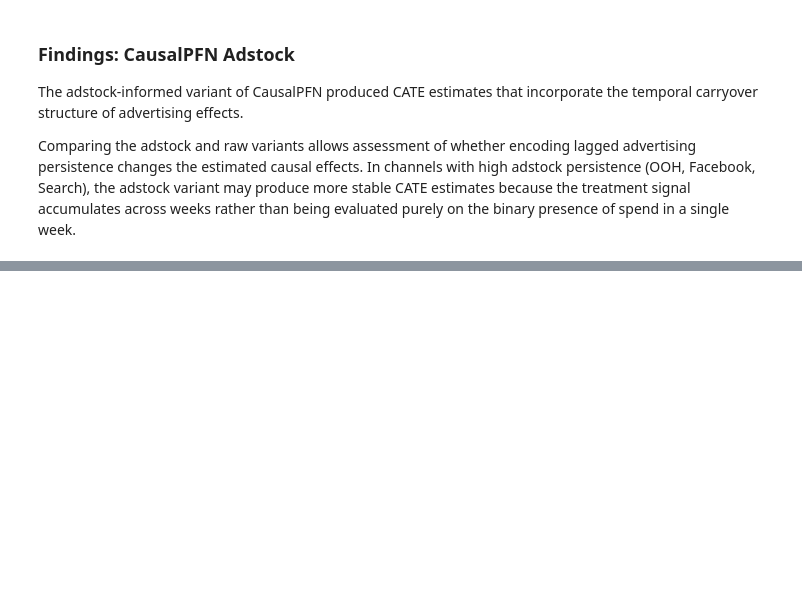
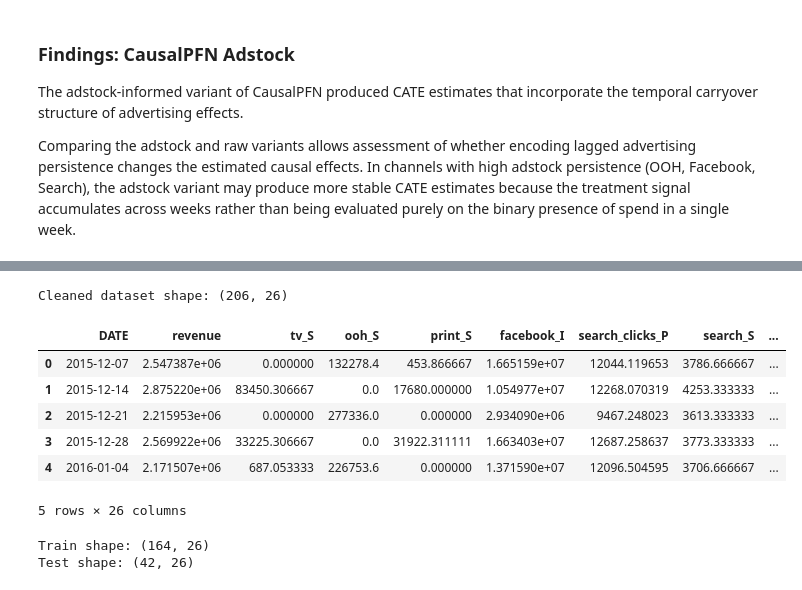
Before and after one commit to ismaelale13/seminar-mmm-pfn, a Jupyter notebook: notebooks/03_causal_pfn.ipynb, the cells around one changed output, grey strips where cells are left out. Cells and saved outputs as stored; diff of their text form; code cells hidden in the pictures; blank space fills up the shorter version.

```diff
--- a/notebooks/03_causal_pfn.ipynb
+++ b/notebooks/03_causal_pfn.ipynb
@@ -542,10 +526,18 @@ Importantly, this does not impose a full Bayesian MMM structure. Instead, it pro
 # %%
-# Variant 3: Feature-expanded dataset for CausalPFN
+# Variant 3: Feature-expanded dataset preparation
 
 df_features = df.copy()
 
 # Ensure chronological order
 df_features = df_features.sort_values("DATE").reset_index(drop=True)
+
+# Replace text placeholders with missing values
+df_features = df_features.replace("na", np.nan)
+
+# Convert all non-date columns to numeric
+for col in df_features.columns:
+    if col != "DATE":
+        df_features[col] = pd.to_numeric(df_features[col], errors="coerce")
 
 # Time trend feature
 df_features["week_index"] = np.arange(len(df_features))
@@ -563,17 +555,9 @@ for col in media_cols:
     df_features[f"{col}_lag1"] = df_features[col].shift(1)
     df_features[f"{col}_lag2"] = df_features[col].shift(2)
 
-# Drop rows created by lagging
-df_features = df_features.dropna().reset_index(drop=True)
+# Check missing values before dropping anything
+missing_report = df_features.isna().sum().sort_values(ascending=False)
 
-# Recreate chronological split after lag creation
-split_idx_features = int(len(df_features) * 0.8)
-
-train_features_df = df_features.iloc[:split_idx_features].copy()
-test_features_df = df_features.iloc[split_idx_features:].copy()
-
-print("Feature-expanded dataset shape:", df_features.shape)
-print("Train shape:", train_features_df.shape)
-print("Test shape:", test_features_df.shape)
-
-df_features.head()
+print("Dataset shape before cleanup:", df_features.shape)
+print("\nColumns with missing values:")
+display(missing_report[missing_report > 0])
@@ -579,0 +580,32 @@ df_features.head()
+# %%
+# Remove fully empty column
+df_features = df_features.drop(columns=["events"])
+
+# Drop rows created by lagging
+df_features = df_features.dropna().reset_index(drop=True)
+
+print("Cleaned dataset shape:", df_features.shape)
+
+df_features.head()
+# %% [output]
+Cleaned dataset shape: (206, 26)
+|  | DATE | revenue | tv_S | ooh_S | print_S | facebook_I | search_clicks_P | search_S | ... |
+| 0 | 2015-12-07 | 2.547387e+06 | 0.000000 | 132278.4 | 453.866667 | 1.665159e+07 | 12044.119653 | 3786.666667 | ... |
+| 1 | 2015-12-14 | 2.875220e+06 | 83450.306667 | 0.0 | 17680.000000 | 1.054977e+07 | 12268.070319 | 4253.333333 | ... |
+| 2 | 2015-12-21 | 2.215953e+06 | 0.000000 | 277336.0 | 0.000000 | 2.934090e+06 | 9467.248023 | 3613.333333 | ... |
+| 3 | 2015-12-28 | 2.569922e+06 | 33225.306667 | 0.0 | 31922.311111 | 1.663403e+07 | 12687.258637 | 3773.333333 | ... |
+| 4 | 2016-01-04 | 2.171507e+06 | 687.053333 | 226753.6 | 0.000000 | 1.371590e+07 | 12096.504595 | 3706.666667 | ... |
+5 rows × 26 columns
+# %%
+# Recreate chronological split
+
+split_idx_features = int(len(df_features) * 0.8)
+
+train_features_df = df_features.iloc[:split_idx_features].copy()
+test_features_df  = df_features.iloc[split_idx_features:].copy()
+
+print("Train shape:", train_features_df.shape)
+print("Test shape:", test_features_df.shape)
+# %% [output]
+Train shape: (164, 26)
+Test shape: (42, 26)
```
Also changed, not shown: parts of 14 cells of this notebook, 1 other file.
